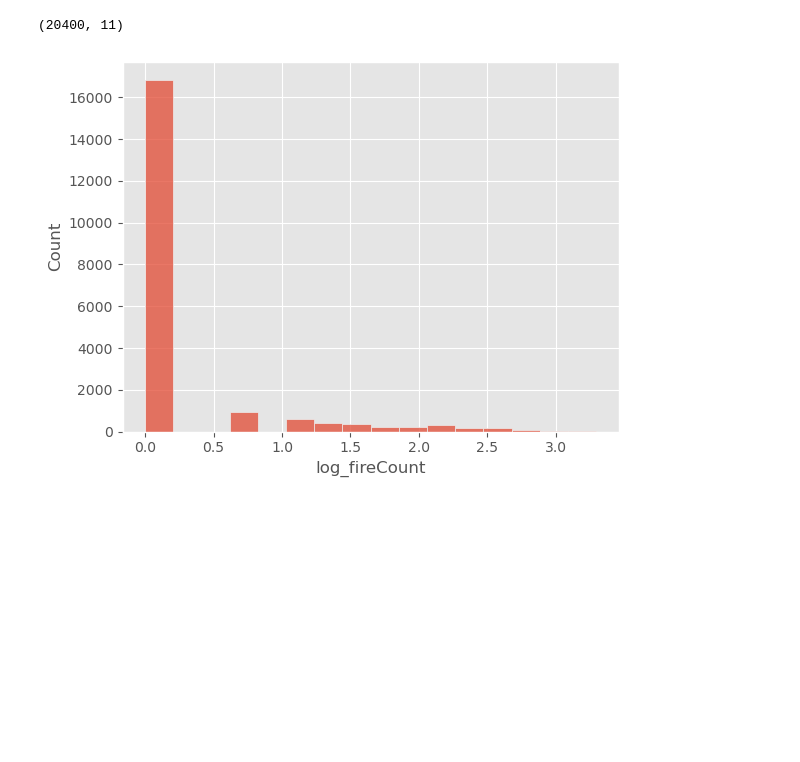
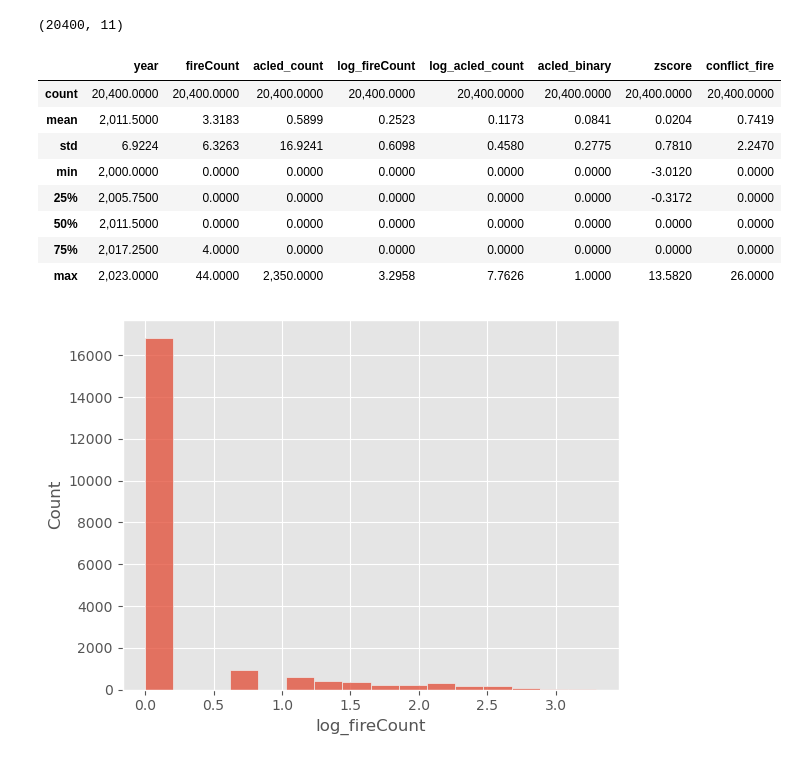
Before and after one commit to sameera006/Final_Dissertation, a Jupyter notebook: Conflictdata.ipynb, the cells around one changed output. Cells and saved outputs as stored; diff of their text form; code cells hidden in the pictures; blank space fills up the shorter version.

```diff
--- a/Conflictdata.ipynb
+++ b/Conflictdata.ipynb
@@ -116,6 +116,18 @@ gdf_acfi.head()
 gdf_acfi.shape
 # %% [output]
 (20400, 11)
+# %%
+gdf_acfi.describe()
+# %% [output]
+|  | year | fireCount | acled_count | log_fireCount | log_acled_count | acled_binary | zscore | conflict_fire |
+| count | 20,400.0000 | 20,400.0000 | 20,400.0000 | 20,400.0000 | 20,400.0000 | 20,400.0000 | 20,400.0000 | 20,400.0000 |
+| mean | 2,011.5000 | 3.3183 | 0.5899 | 0.2523 | 0.1173 | 0.0841 | 0.0204 | 0.7419 |
+| std | 6.9224 | 6.3263 | 16.9241 | 0.6098 | 0.4580 | 0.2775 | 0.7810 | 2.2470 |
+| min | 2,000.0000 | 0.0000 | 0.0000 | 0.0000 | 0.0000 | 0.0000 | -3.0120 | 0.0000 |
+| 25% | 2,005.7500 | 0.0000 | 0.0000 | 0.0000 | 0.0000 | 0.0000 | -0.3172 | 0.0000 |
+| 50% | 2,011.5000 | 0.0000 | 0.0000 | 0.0000 | 0.0000 | 0.0000 | 0.0000 | 0.0000 |
+| 75% | 2,017.2500 | 4.0000 | 0.0000 | 0.0000 | 0.0000 | 0.0000 | 0.0000 | 0.0000 |
+| max | 2,023.0000 | 44.0000 | 2,350.0000 | 3.2958 | 7.7626 | 1.0000 | 13.5820 | 26.0000 |
 # %%
 sns.histplot(x=gdf_acfi['log_fireCount'])
 plt.show()
```
Also changed, not shown: parts of 6 cells of this notebook, 3 other files.
